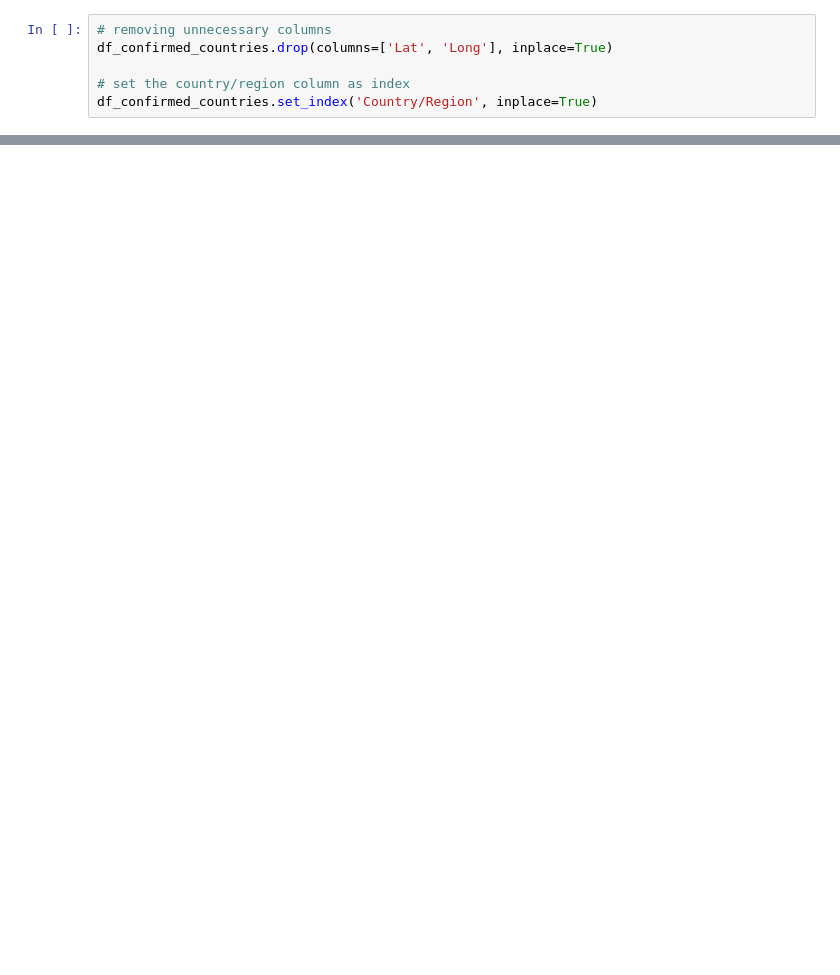
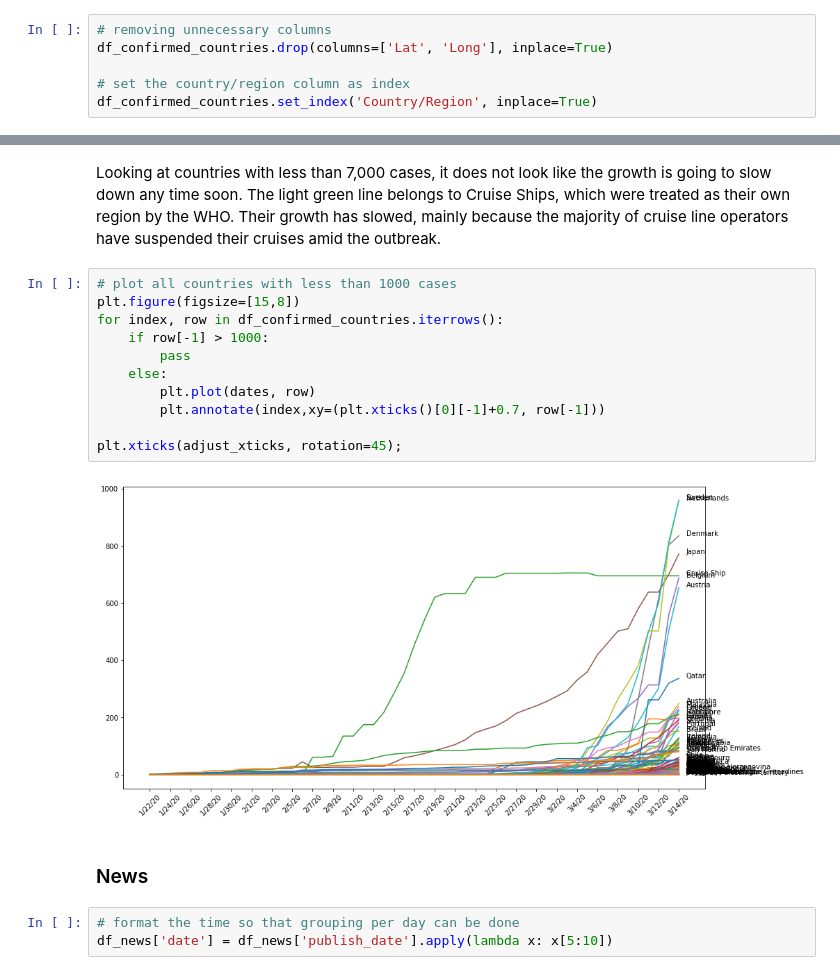
Before and after one commit to hopeman1102/visualize-covid-19, a Jupyter notebook: covid-19.ipynb, the cells around one changed output, grey strips where cells are left out. Drawn from its saved outputs; the diff is of its cells as text; blank space fills up the shorter version.

```diff
--- a/covid-19.ipynb
+++ b/covid-19.ipynb
@@ -138,0 +169,20 @@ plt.xticks(adjust_xticks, rotation=45);
+# %% [markdown]
+Looking at countries with less than 7,000 cases, it does not look like the growth is going to slow down any time soon. The light green line belongs to Cruise Ships, which were treated as their own region by the WHO. Their growth has slowed, mainly because the majority of cruise line operators have suspended their cruises amid the outbreak.
+# %%
+# plot all countries with less than 1000 cases
+plt.figure(figsize=[15,8])
+for index, row in df_confirmed_countries.iterrows():
+    if row[-1] > 1000:
+        pass
+    else:
+        plt.plot(dates, row)
+        plt.annotate(index,xy=(plt.xticks()[0][-1]+0.7, row[-1]))
+
+plt.xticks(adjust_xticks, rotation=45);
+# %% [output]
+[figure, added]
+# %% [markdown]
+### News
+# %%
+# format the time so that grouping per day can be done
+df_news['date'] = df_news['publish_date'].apply(lambda x: x[5:10])
```
Also changed, not shown: parts of 10 cells of this notebook.
